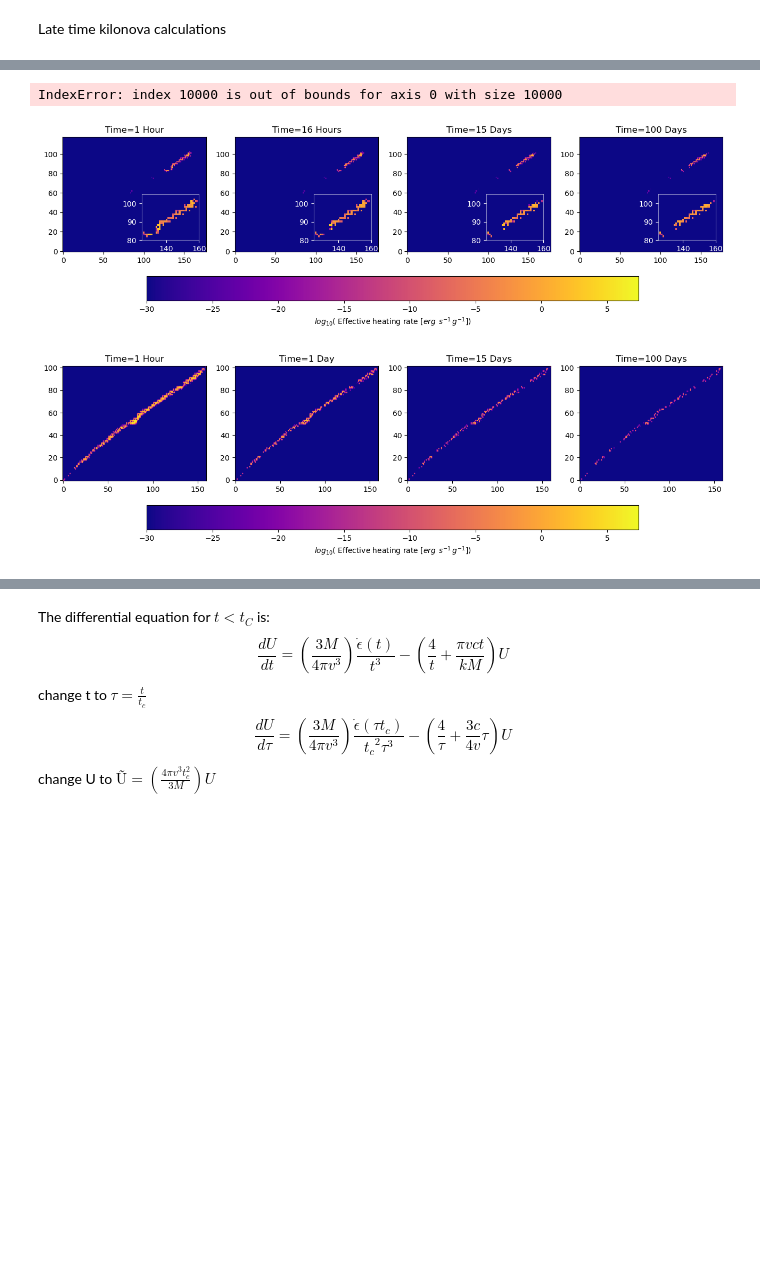
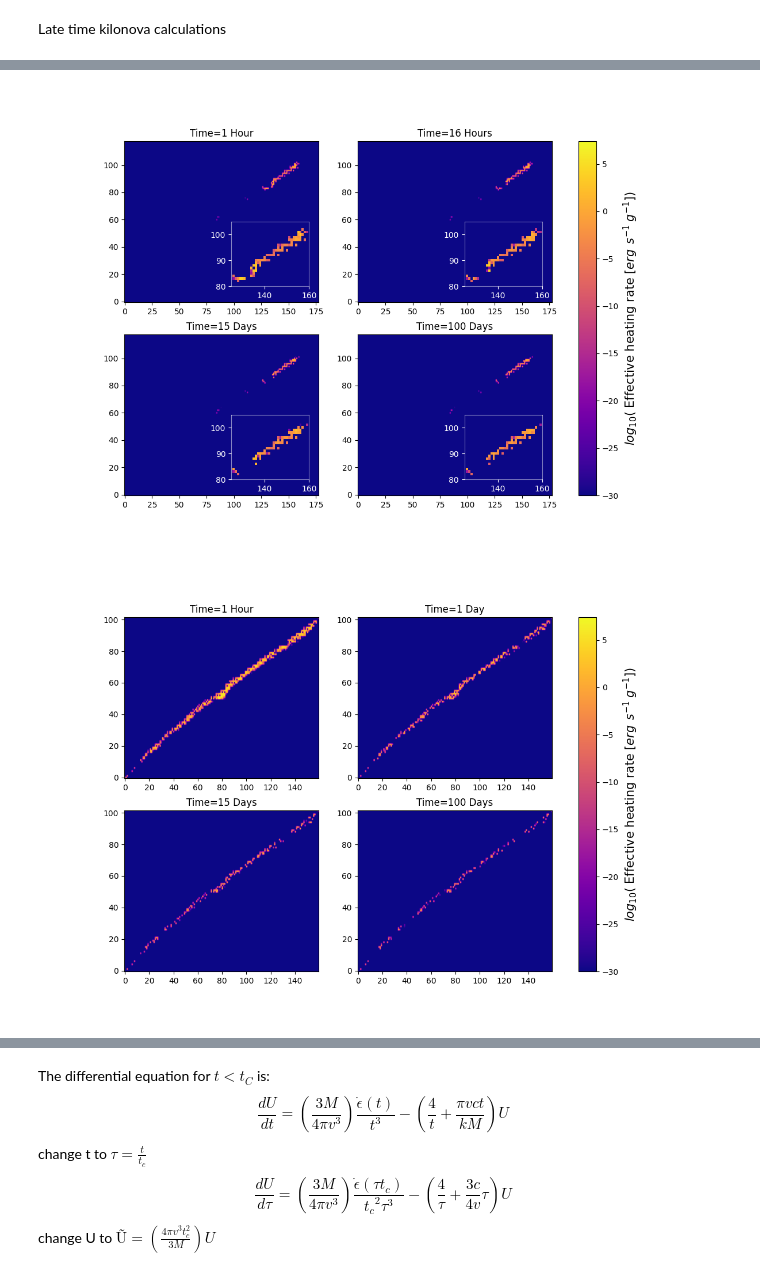
Before and after one commit to DiegoHp45/Kilonova, a Jupyter notebook: article_1.ipynb, the cells around one changed output, grey strips where cells are left out. Saved outputs shown, nothing was run; the diff lists cells and outputs as text; code cells hidden in the pictures; blank space fills up the shorter version.

```diff
--- a/article_1.ipynb
+++ b/article_1.ipynb
@@ -25,7 +25,7 @@ from tqdm.notebook import tqdm
 from scipy.interpolate import interp1d
 #%matplotlib widget
 # %%
-'''Abundancias en funcion del tiempo
+'''Abundance as a funtion of time
 
 este codigo carga 554 archivos, cada archivo representa un valor de t en tiempos desde t=2.3E-05 Segundos hasta t=8.64E+06 segundos (100 dias)
 
@@ -54,7 +54,6 @@ for i in tqdm(range(1,555)):
     df = pd.read_csv(r'Example_NSM_dyn_ejecta_rosswog_varios_t_sinalpha\snaps'+f'\snapsh_{i:04d}.dat', skiprows=1, nrows=1, delim_whitespace=True, header=None)
     ts.append(df[0][0])
 
-ts=np.array(ts)
 Xi_ts=np.array(Xi_ts)
 # %%
 '''Interpolacion Lineal
@@ -63,10 +62,10 @@ En esta parte creamos una nueva lista Xi_t_i donde cada elemento representa una
 100 dias en 10000 pasos (Xi_ts solo tenia 554 pasos).
 
 '''
-t = np.exp(np.linspace(0, 15.971, 10000))
+t = np.exp(np.linspace(0, 15.971913140, 10000))
 Xi_t_i= np.empty((len(t), Xi_ts.shape[1]))
 for i in tqdm(range(Xi_ts.shape[1])):
-    spline_interp = interp1d(ts, Xi_ts[:,i,3], kind='linear', fill_value="extrapolate")
+    spline_interp = interp1d(ts, Xi_ts[:,i,3], kind='linear')
     Xi_t_i[:, i] = spline_interp(t)
 # %%
 '''Esta funcion devuelve el indice i asociado tanto a la lista Xi_t_i[t] y Xi_ts[ts] que corresponde al nucleo (n,z)'''
@@ -195,9 +181,10 @@ for i in tqdm(range(len(Decay_modes))):
             p=float(w[2])/100
             lamb=np.log(2)/convertir_a_segundos(Half_life[i],Half_life_unit[i])
             d=p*(c**2)*Q_beta[i]*lamb/((Z[i]+N[i])*931494.103+Mass_exces[i])
+            #d=p*Q_beta[i]*lamb/(931494.103)
 
             if d!=0 and Q_beta[i]>0:
-                e=d*Xi_t(N[i],Z[i])*np.exp(-lamb*t)
+                e=d*Xi_t(N[i],Z[i])#*np.exp(-lamb*t)
                 E_beta_aporte.append(e)
                 Name_beta.append(Name[i])
                 E_beta+=e
@@ -208,8 +195,9 @@ for i in tqdm(range(len(Decay_modes))):
             p=float(w[2])/100
             lamb=np.log(2)/convertir_a_segundos(Half_life[i],Half_life_unit[i])
             d=p*(c**2)*Q_alpha[i]*lamb/((Z[i]+N[i])*931494.103+Mass_exces[i])
+            #d=p*Q_alpha[i]*lamb/(931494.103)
             if d!=0 and not np.isnan(d):
-                e=d*Xi_t(N[i],Z[i])*np.exp(-lamb*t)
+                e=d*Xi_t(N[i],Z[i])#*np.exp(-lamb*t)
                 E_alpha_aporte.append(e)
                 Name_alpha.append(Name[i])
                 E_alpha+=e
@@ -341,7 +329,5 @@ plt.legend(loc="upper right", ncol=2,frameon=False,fontsize=8)
 # %%
-print(E_beta_erg[np.searchsorted(t_dias,np.exp(np.linspace(np.log(1e-5),np.log(1e2),10)))])
+#print(E_beta_erg[np.searchsorted(t_dias,np.exp(np.linspace(np.log(1e-5),np.log(1e2),10)))])
-# %% [output]
-IndexError: index 10000 is out of bounds for axis 0 with size 10000
 # %%
 '''Figure 3. nucharts of heating rate'''
 
@@ -388,7 +374,7 @@ def Generar_grafica_epsion_nuchart(tiempo_abundnacia,unit,Decaimiento,x_start,x_
     return log_heatmap_matrix,subset,tiempo_abundnacia,unit,x_start,x_end,y_start,y_end,heatmap_matrix
 #log_heatmap_matrix , subset, tiempo_abundancia, unidad,x_start,x_end,y_start,y_end = Generar_grafica_epsion_nuchart(1,'Days','Alpha',0,max_neutronsA,0,max_protonsA)#,125,160,80,105)
 
-fig2a, axsa = plt.subplots(1,4, figsize=(16,4))
+fig2a, axsa = plt.subplots(2,2, figsize=(12,8),)
 t_matrix=[(1,'Hours'),(16,'Hours'),(15,'Days'),(100,'Days')]
 for i, ax in enumerate(axsa.flat):
     log_heatmap_matrix ,subset, tiempo_abundancia, unidad,x_start,x_end,y_start,y_end,heat_matri1 = Generar_grafica_epsion_nuchart(t_matrix[i][0],t_matrix[i][1],'Alpha',125,160,80,105)
@@ -404,40 +390,40 @@ for i, ax in enumerate(axsa.flat):
     if unidad=='Days':
         if t_matrix[i][0]==1:
             ax.set_title(f'Time={tiempo_abundancia} Day')
         else:
             ax.set_title(f'Time={tiempo_abundancia} Days')
     if unidad=='Hours':
         if t_matrix[i][0]==1:
             ax.set_title(f'Time={tiempo_abundancia} Hour')
         else:
             ax.set_title(f'Time={tiempo_abundancia} Hours')
 
-fig2b, axsb = plt.subplots(1,4, figsize=(16,4))
+fig2b, axsb = plt.subplots(2,2, figsize=(12,8))
 t_matrix=[(1,'Hours'),(1,'Days'),(15,'Days'),(100,'Days')]
 for i, ax in enumerate(axsb.flat):
     log_heatmap_matrix ,subset, tiempo_abundancia, unidad,x_start,x_end,y_start,y_end,heat_matri  = Generar_grafica_epsion_nuchart(t_matrix[i][0],t_matrix[i][1],'',0,max_neutronsB,0,max_protonsB)
     cax = ax.imshow(subset, origin='lower', cmap='plasma', aspect='auto',vmin=-30,vmax=np.log10(5.5**10),extent=[x_start-0.5, x_end+0.5,y_start-0.5, y_end+0.5])#
     #ax.set_xlabel("Number of Neutrons")
     #ax.set_ylabel("Number of Protons")
 
 
     if unidad=='Days':
         if t_matrix[i][0]==1:
             ax.set_title(f'Time={tiempo_abundancia} Day')
         else:
             ax.set_title(f'Time={tiempo_abundancia} Days')
     if unidad=='Hours':
         if t_matrix[i][0]==1:
             ax.set_title(f'Time={tiempo_abundancia} Hour')
         else:
             ax.set_title(f'Time={tiempo_abundancia} Hours')
-colorbar = fig2a.colorbar(cax, ax=axsa.ravel().tolist(), orientation='horizontal')
-colorbar.set_label(r'$log_{10}$( Effective heating rate $[erg\:\:s^{-1}\:g^{-1}]$)')
-colorbar = fig2b.colorbar(cax, ax=axsb.ravel().tolist(), orientation='horizontal')
-colorbar.set_label(r'$log_{10}$( Effective heating rate $[erg\:\:s^{-1}\:g^{-1}]$)')
+colorbar = fig2a.colorbar(cax, ax=axsa.ravel().tolist(), orientation='vertical')
+colorbar.set_label(r'$log_{10}$( Effective heating rate $[erg\:\:s^{-1}\:g^{-1}]$)', fontsize=15)
+colorbar = fig2b.colorbar(cax, ax=axsb.ravel().tolist(), orientation='vertical')
+colorbar.set_label(r'$log_{10}$( Effective heating rate $[erg\:\:s^{-1}\:g^{-1}]$)', fontsize=15)
 # %% [output]
-[figure, old version]
+[figure, new version]
-[figure, old version]
+[figure, new version]
 # %%
 '''Test figure for the heating rate'''
 plt.figure(figsize=(6,5))
```
Also changed, not shown: parts of 18 cells of this notebook, 5 other files.
